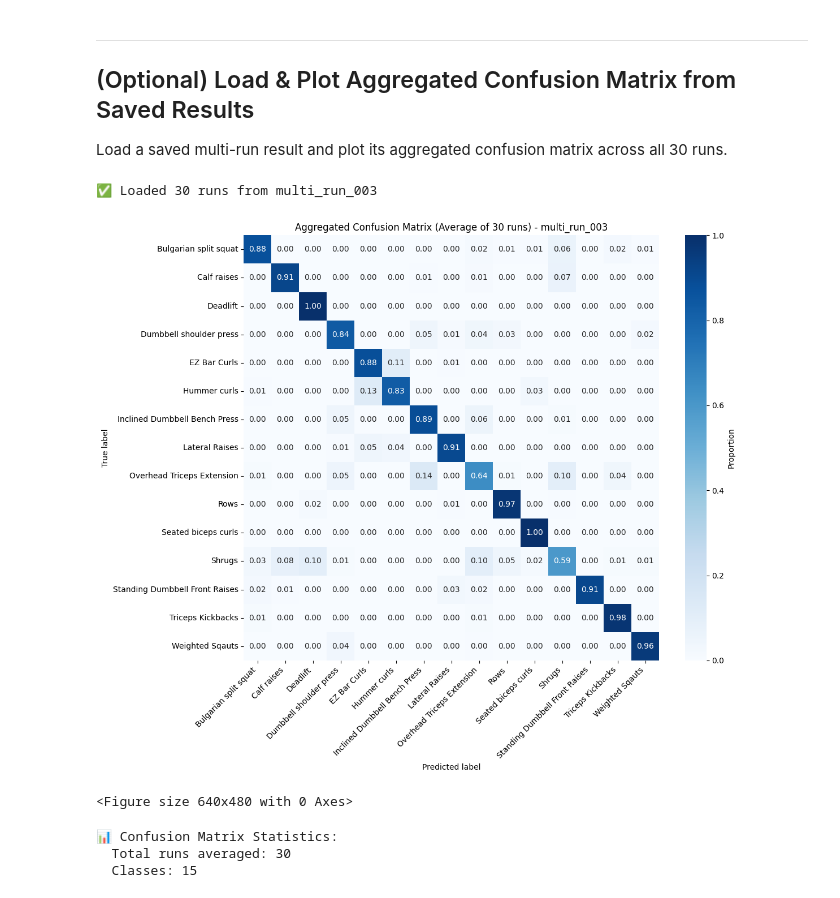
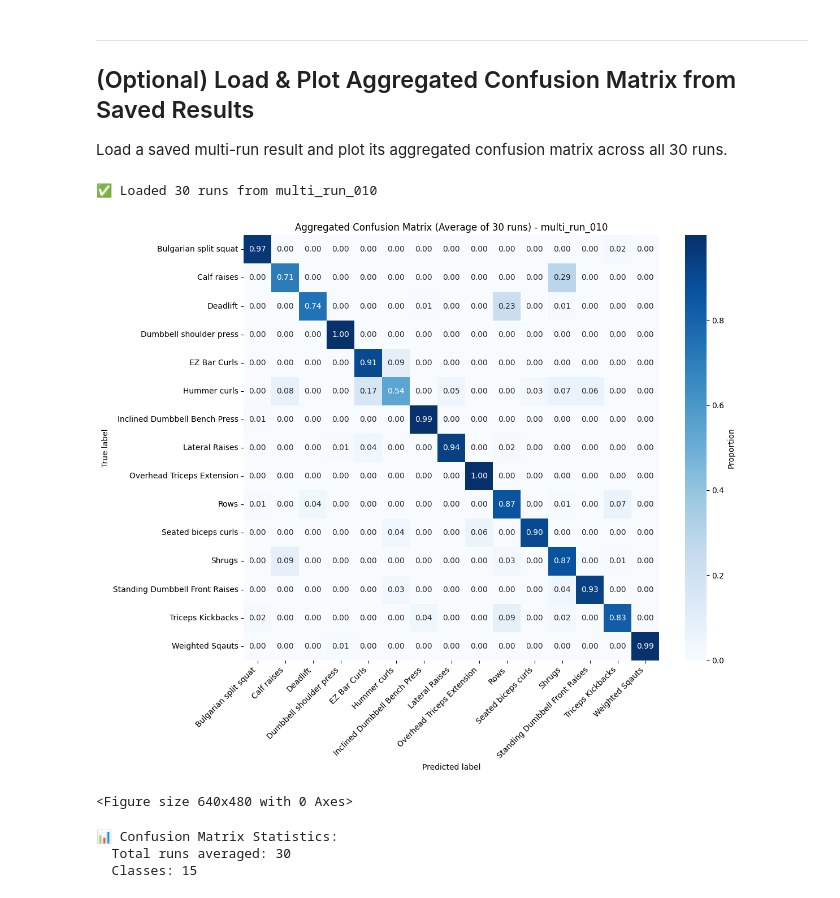
Before and after one commit to AhmedAly0/AI-Virtual-Coach, a Jupyter notebook: notebooks/exer_recog/06_pose_mlp.ipynb, the cells around one changed output. Drawn from its saved outputs; the diff is of its cells as text; code cells hidden in the pictures.

Commit message:
Final modification on side view classification model and research paper

```diff
--- a/notebooks/exer_recog/06_pose_mlp.ipynb
+++ b/notebooks/exer_recog/06_pose_mlp.ipynb
@@ -75,7 +75,7 @@ Select which configuration to run. Available options:
 # ============================================================
 
 # Select configuration: 'A' or 'B'
-SELECTED_CONFIG = 'A'
+SELECTED_CONFIG = 'B'
 
 # Select view: 'front' or 'side'
 SELECTED_VIEW = 'side'
@@ -87,7 +87,8 @@ SELECTED_VIEW = 'side'
 CONFIG_MAP = {
     'A': {
         'name': 'Baseline',
-        'feature_type': 'all',
+        'feature_type_front': 'all',
+        'feature_type_side': 'all',
         'num_features': 19,
         'config_front': 'experiment_6_temporal_front.yaml',
         'config_side': 'experiment_6_temporal_side.yaml',
@@ -95,7 +96,8 @@ CONFIG_MAP = {
     },
     'B': {
         'name': 'Base + Specialized',
-        'feature_type': 'base_specialized',
+        'feature_type_front': 'front_all_extended',
+        'feature_type_side': 'side_all_extended',
         'num_features': 37,
         'config_front': 'experiment_6_ablation_specialized_front.yaml',
         'config_side': 'experiment_6_ablation_specialized_side.yaml',
@@ -106,12 +108,13 @@ CONFIG_MAP = {
 # Get selected configuration
 config_info = CONFIG_MAP[SELECTED_CONFIG]
 config_file = config_info[f'config_{SELECTED_VIEW}']
+feature_type = config_info[f'feature_type_{SELECTED_VIEW}']
 
 print("=" * 60)
 print(f"📋 SELECTED CONFIGURATION: {SELECTED_CONFIG} - {config_info['name']}")
 print("=" * 60)
 print(f"  View: {SELECTED_VIEW.upper()}")
-print(f"  Feature type: {config_info['feature_type']}")
+print(f"  Feature type: {feature_type}")
 print(f"  Number of features: {config_info['num_features']}")
 print(f"  Description: {config_info['description']}")
 print(f"  Config file: {config_file}")
@@ -660,7 +678,7 @@ import json
 from pathlib import Path
 
 # Specify the multi-run folder to load (update path as needed)
-MULTI_RUN_PATH = PROJECT_ROOT / 'output/exer_recog/exp_06_pose_mlp_temporal/side/multi_run_003'
+MULTI_RUN_PATH = PROJECT_ROOT / 'output/exer_recog/exp_06_ablation_specialized/front/multi_run_010'
 
 # Load all runs data
 all_runs_path = MULTI_RUN_PATH / 'all_runs.json'
@@ -677,35 +695,35 @@ if all_runs_path.exists():
     num_classes = len(label_names)
 
     # Aggregate confusion matrices
     aggregated_cm = np.zeros((num_classes, num_classes), dtype=np.float32)
     for run in loaded_runs:
         cm = np.array(run['test_metrics']['confusion_matrix'])
         aggregated_cm += cm
 
     # Average across all runs
     aggregated_cm /= len(loaded_runs)
 
     # Plot aggregated confusion matrix
     plot_confusion_matrix_from_metrics(
         aggregated_cm,
         current_class_order=label_names,
         desired_class_order=ordered_labels,
         normalize=True,
         title=f'Aggregated Confusion Matrix (Average of {len(loaded_runs)} runs) - {MULTI_RUN_PATH.name}'
     )
     plt.tight_layout()
     plt.show()
 
     print(f"\n📊 Confusion Matrix Statistics:")
     print(f"  Total runs averaged: {len(loaded_runs)}")
     print(f"  Classes: {num_classes}")
 
 else:
     print(f"⚠️  File not found: {all_runs_path}")
     print(f"   Make sure to run training first or update MULTI_RUN_PATH")
 # %% [output]
-✅ Loaded 30 runs from multi_run_003
+✅ Loaded 30 runs from multi_run_010
-[figure, old version]
+[figure, new version]
 <Figure size 640x480 with 0 Axes>
 📊 Confusion Matrix Statistics:
   Total runs averaged: 30
```
Also changed, not shown: parts of 10 cells of this notebook, 5 other files.
